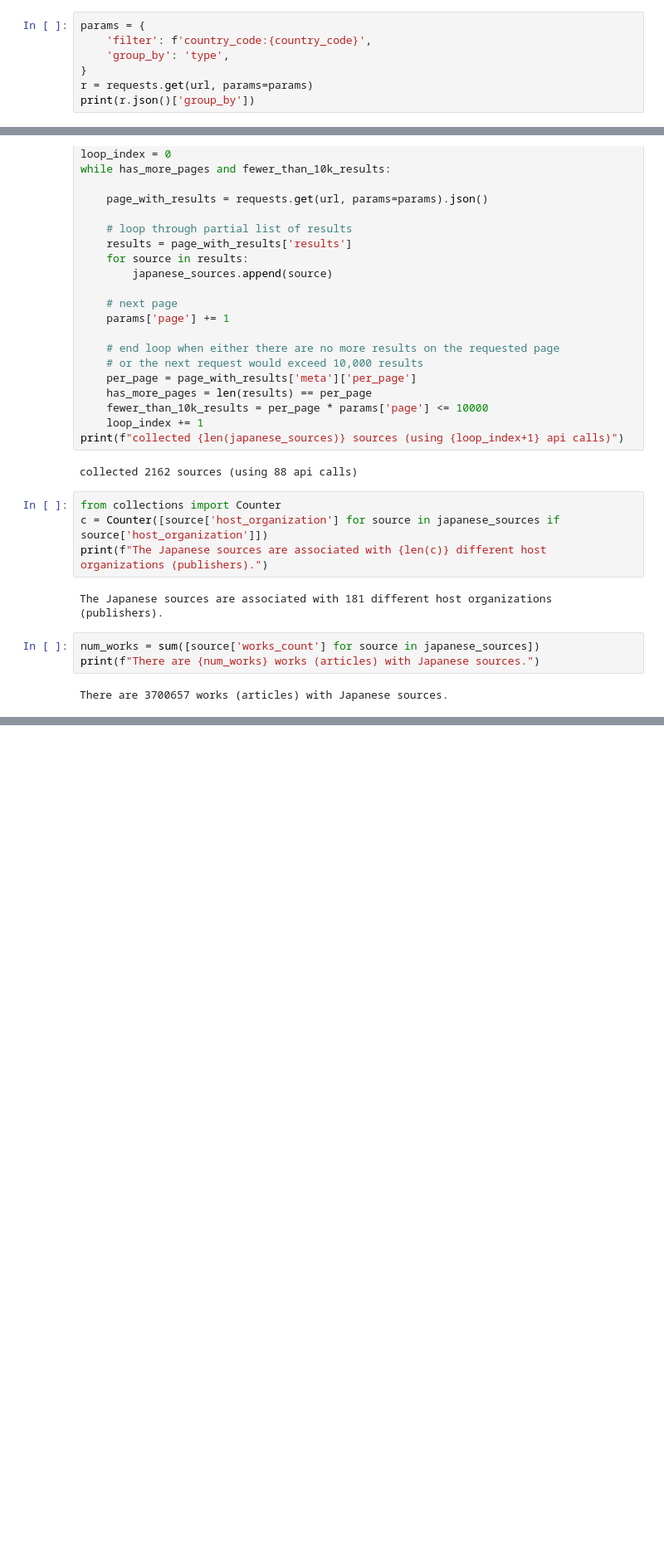
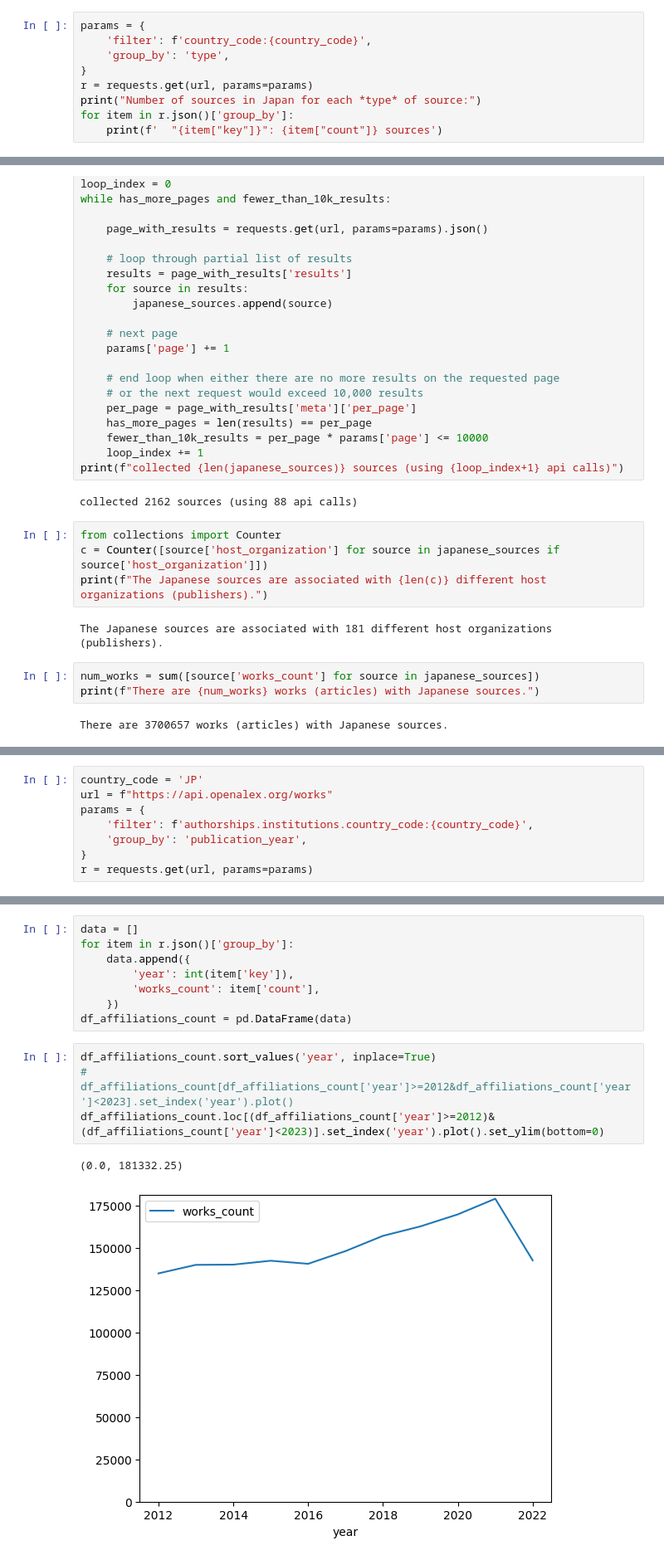
Before and after one commit to ourresearch/openalex-api-tutorials, a Jupyter notebook: notebooks/institutions/japanese.ipynb, the cells around one changed output, grey strips where cells are left out. Shown at 83% size. Saved outputs shown, nothing was run; the diff lists cells and outputs as text; blank space fills up the shorter version.

```diff
--- a/notebooks/institutions/japanese.ipynb
+++ b/notebooks/institutions/japanese.ipynb
@@ -25,5 +38,7 @@ params = {
     'group_by': 'type',
 }
 r = requests.get(url, params=params)
-print(r.json()['group_by'])
+print("Number of sources in Japan for each *type* of source:")
+for item in r.json()['group_by']:
+    print(f'  "{item["key"]}": {item["count"]} sources')
 # %% [output]
@@ -82,0 +218,8 @@ There are 3700657 works (articles) with Japanese sources.
+# %%
+country_code = 'JP'
+url = f"https://api.openalex.org/works"
+params = {
+    'filter': f'authorships.institutions.country_code:{country_code}',
+    'group_by': 'publication_year',
+}
+r = requests.get(url, params=params)
@@ -82,0 +246,15 @@ There are 3700657 works (articles) with Japanese sources.
+# %%
+data = []
+for item in r.json()['group_by']:
+    data.append({
+        'year': int(item['key']),
+        'works_count': item['count'],
+    })
+df_affiliations_count = pd.DataFrame(data)
+# %%
+df_affiliations_count.sort_values('year', inplace=True)
+# df_affiliations_count[df_affiliations_count['year']>=2012&df_affiliations_count['year']<2023].set_index('year').plot()
+df_affiliations_count.loc[(df_affiliations_count['year']>=2012)&(df_affiliations_count['year']<2023)].set_index('year').plot().set_ylim(bottom=0)
+# %% [output]
+(0.0, 181332.25)
+[figure, added]
```
Also changed, not shown: parts of 20 cells of this notebook, 1 other file.
